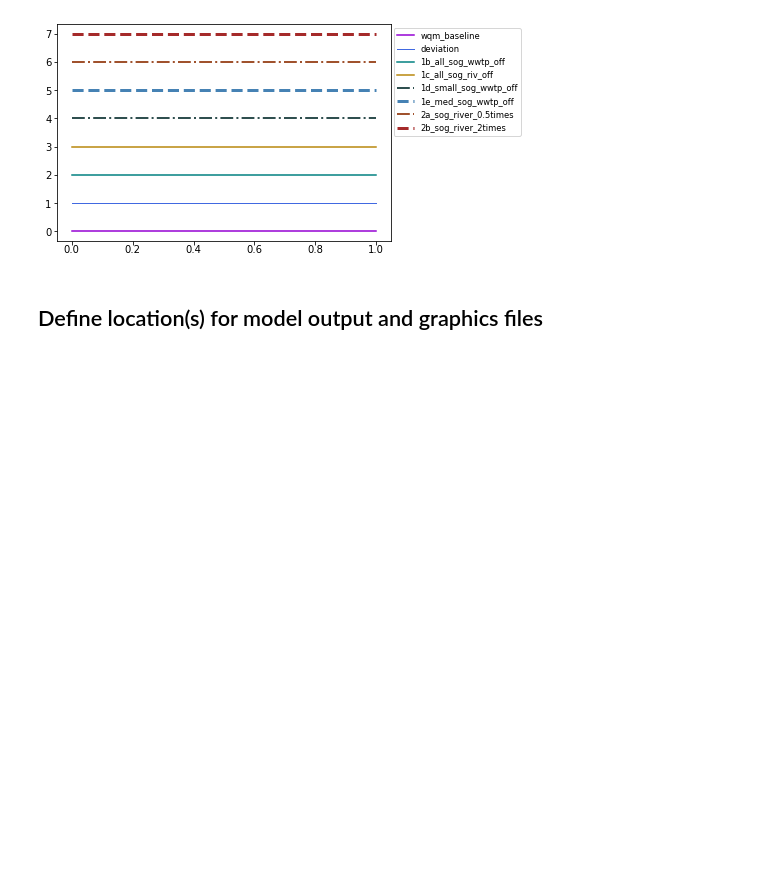
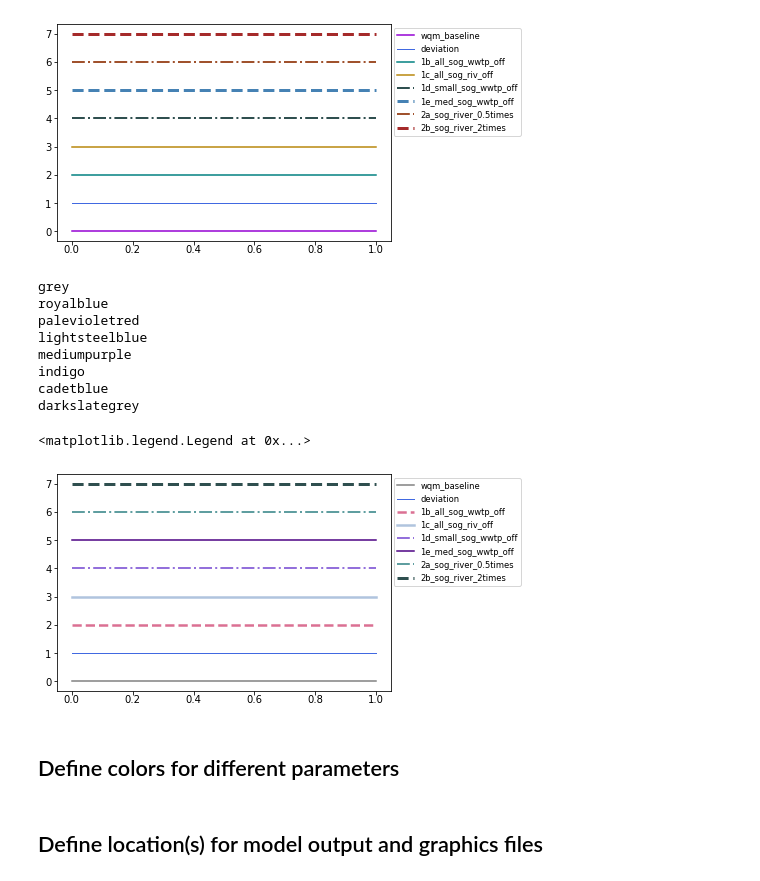
Before and after one commit to UW-PSI/SalishSeaModel-analysis, a Jupyter notebook: etc/SSM_config.ipynb, the cells around one changed output. Drawn from its saved outputs; the diff is of its cells as text; code cells hidden in the pictures; blank space fills up the shorter version.

Commit message:
updated config file Changed colors and linestyles for runs but kept former version for reference

```diff
--- a/etc/SSM_config.ipynb
+++ b/etc/SSM_config.ipynb
@@ -125,3 +125,52 @@ brown
 findfont: Font family ['arial'] not found. Falling back to DejaVu Sans.
 findfont: Font family ['arial'] not found. Falling back to DejaVu Sans.
 [figure]
+# %%
+ssm['line']['color']['wqm_baseline'] = 'grey'
+ssm['line']['color']['1b_all_sog_wwtp_off']='palevioletred'
+ssm['line']['color']['1c_all_sog_riv_off']= 'lightsteelblue'
+ssm['line']['color']['1d_small_sog_wwtp_off']='mediumpurple'
+ssm['line']['color']['1e_med_sog_wwtp_off']='indigo'
+ssm['line']['color']['2a_sog_river_0.5times']= 'cadetblue'
+ssm['line']['color']['2b_sog_river_2times']= 'darkslategrey'
+
+ssm['line']['width']['wqm_baseline'] = 1.5
+ssm['line']['width']['1b_all_sog_wwtp_off']=2.5
+ssm['line']['width']['1c_all_sog_riv_off']= 2.5
+ssm['line']['width']['1d_small_sog_wwtp_off']=2.0
+ssm['line']['width']['1e_med_sog_wwtp_off']=1.5
+ssm['line']['width']['2a_sog_river_0.5times']= 2.0
+ssm['line']['width']['2b_sog_river_2times']= 3.0
+
+ssm['line']['style']['wqm_baseline'] = 'solid'
+ssm['line']['style']['1b_all_sog_wwtp_off']='dashed'
+ssm['line']['style']['1c_all_sog_riv_off']= 'solid'
+ssm['line']['style']['1d_small_sog_wwtp_off']='dashdot'
+ssm['line']['style']['1e_med_sog_wwtp_off']='solid'
+ssm['line']['style']['2a_sog_river_0.5times']= 'dashdot'
+ssm['line']['style']['2b_sog_river_2times']= 'dashed'
+# plot these color options
+fig = plt.figure()
+ax = plt.axes()
+x = numpy.linspace(0, 1, 10)
+for idx,case in enumerate(ssm['line']['color']):
+    print(ssm['line']['color'][case])
+    ax.plot(x,idx*numpy.ones(len(x)),
+            color=ssm['line']['color'][case],
+            linestyle=ssm['line']['style'][case],
+            linewidth=ssm['line']['width'][case],
+            label=case)
+ax.legend(loc='upper right',bbox_to_anchor=(1.4,1))
+# %% [output]
+grey
+royalblue
+palevioletred
+lightsteelblue
+mediumpurple
+indigo
+cadetblue
+darkslategrey
+<matplotlib.legend.Legend at 0x...>
+[figure, added]
+# %% [markdown]
+## Define colors for different parameters
```
Also changed, not shown: parts of 1 cell of this notebook, 1 other file.
